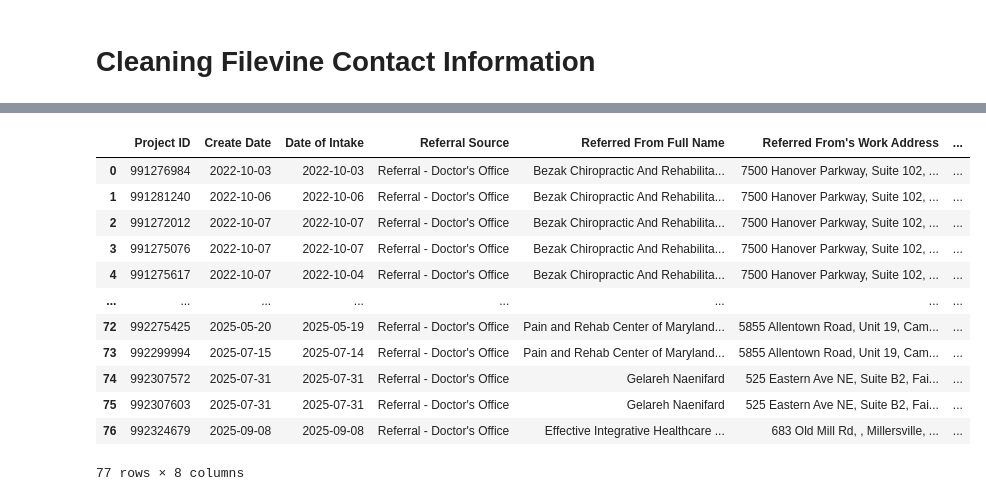
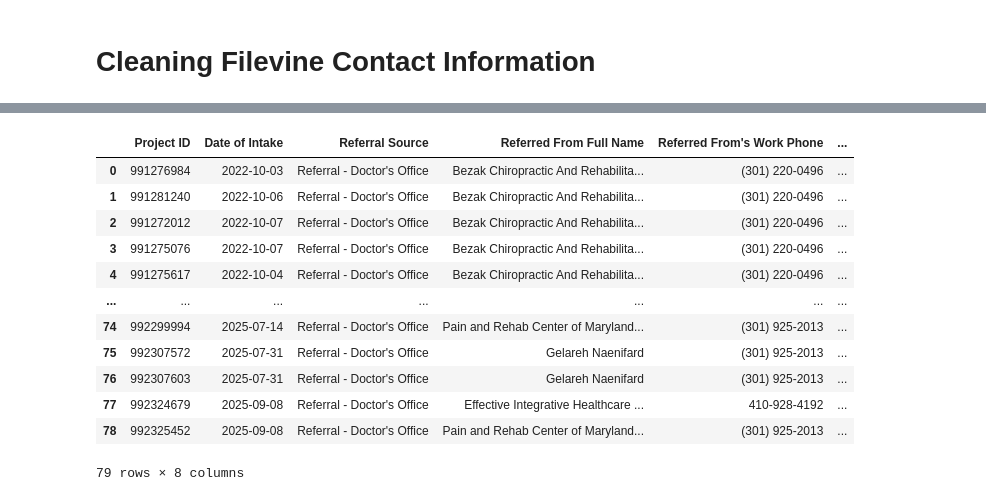
Before and after one commit to The-Jaklitsch-Law-Group/JLG_Provider_Recommender, a Jupyter notebook: prepare_contacts/contact_cleaning.ipynb, the cells around one changed output, grey strips where cells are left out. Cells and saved outputs as stored; diff of their text form; code cells hidden in the pictures.

```diff
--- a/prepare_contacts/contact_cleaning.ipynb
+++ b/prepare_contacts/contact_cleaning.ipynb
@@ -114,9 +124,13 @@ Index(['Project ID', 'Create Date', 'Date of Intake', 'Referral Source',
 # %%
 primary_referral_columns = [
-    'Project ID', 'Create Date', 'Date of Intake', 'Referral Source',
-    'Referred From Full Name', "Referred From's Work Address",
+    'Project ID',
+    'Date of Intake',
+    'Referral Source',
+    'Referred From Full Name',
+    "Referred From's Work Phone",
+    "Referred From's Work Address",
     "Referred From's Details: Latitude",
-    "Referred From's Details: Longitude"
+    "Referred From's Details: Longitude",
     ]
 
 df_primary = df_all[primary_referral_columns].copy()
@@ -138,20 +152,23 @@ df_primary
 # %%
+## Filter to only medical provider referrals with addresses
+## Will update geocoding later in pipeline
+
 df_primary = (df_primary[df_primary['Referral Source'] == "Referral - Doctor's Office"])
 df_primary = (df_primary[df_primary["Referred From Full Name"].notna()])
-df_primary = (df_primary[df_primary["Referred From's Details: Latitude"].notna()])
+df_primary = (df_primary[df_primary["Referred From's Work Address"].notna()])
 df_primary = df_primary.reset_index(drop= True)
 df_primary
 # %% [output]
-|  | Project ID | Create Date | Date of Intake | Referral Source | Referred From Full Name | Referred From's Work Address | ... |
-| 0 | 991276984 | 2022-10-03 | 2022-10-03 | Referral - Doctor's Office | Bezak Chiropractic And Rehabilita... | 7500 Hanover Parkway, Suite 102, ... | ... |
-| 1 | 991281240 | 2022-10-06 | 2022-10-06 | Referral - Doctor's Office | Bezak Chiropractic And Rehabilita... | 7500 Hanover Parkway, Suite 102, ... | ... |
-| 2 | 991272012 | 2022-10-07 | 2022-10-07 | Referral - Doctor's Office | Bezak Chiropractic And Rehabilita... | 7500 Hanover Parkway, Suite 102, ... | ... |
-| 3 | 991275076 | 2022-10-07 | 2022-10-07 | Referral - Doctor's Office | Bezak Chiropractic And Rehabilita... | 7500 Hanover Parkway, Suite 102, ... | ... |
-| 4 | 991275617 | 2022-10-07 | 2022-10-04 | Referral - Doctor's Office | Bezak Chiropractic And Rehabilita... | 7500 Hanover Parkway, Suite 102, ... | ... |
-| ... | ... | ... | ... | ... | ... | ... | ... |
-| 72 | 992275425 | 2025-05-20 | 2025-05-19 | Referral - Doctor's Office | Pain and Rehab Center of Maryland... | 5855 Allentown Road, Unit 19, Cam... | ... |
-| 73 | 992299994 | 2025-07-15 | 2025-07-14 | Referral - Doctor's Office | Pain and Rehab Center of Maryland... | 5855 Allentown Road, Unit 19, Cam... | ... |
-| 74 | 992307572 | 2025-07-31 | 2025-07-31 | Referral - Doctor's Office | Gelareh Naenifard | 525 Eastern Ave NE, Suite B2, Fai... | ... |
-| 75 | 992307603 | 2025-07-31 | 2025-07-31 | Referral - Doctor's Office | Gelareh Naenifard | 525 Eastern Ave NE, Suite B2, Fai... | ... |
-| 76 | 992324679 | 2025-09-08 | 2025-09-08 | Referral - Doctor's Office | Effective Integrative Healthcare ... | 683 Old Mill Rd, , Millersville, ... | ... |
+|  | Project ID | Date of Intake | Referral Source | Referred From Full Name | Referred From's Work Phone | ... |
+| 0 | 991276984 | 2022-10-03 | Referral - Doctor's Office | Bezak Chiropractic And Rehabilita... | (301) 220-0496 | ... |
+| 1 | 991281240 | 2022-10-06 | Referral - Doctor's Office | Bezak Chiropractic And Rehabilita... | (301) 220-0496 | ... |
+| 2 | 991272012 | 2022-10-07 | Referral - Doctor's Office | Bezak Chiropractic And Rehabilita... | (301) 220-0496 | ... |
+| 3 | 991275076 | 2022-10-07 | Referral - Doctor's Office | Bezak Chiropractic And Rehabilita... | (301) 220-0496 | ... |
+| 4 | 991275617 | 2022-10-04 | Referral - Doctor's Office | Bezak Chiropractic And Rehabilita... | (301) 220-0496 | ... |
+| ... | ... | ... | ... | ... | ... | ... |
+| 74 | 992299994 | 2025-07-14 | Referral - Doctor's Office | Pain and Rehab Center of Maryland... | (301) 925-2013 | ... |
+| 75 | 992307572 | 2025-07-31 | Referral - Doctor's Office | Gelareh Naenifard | (301) 925-2013 | ... |
+| 76 | 992307603 | 2025-07-31 | Referral - Doctor's Office | Gelareh Naenifard | (301) 925-2013 | ... |
+| 77 | 992324679 | 2025-09-08 | Referral - Doctor's Office | Effective Integrative Healthcare ... | 410-928-4192 | ... |
+| 78 | 992325452 | 2025-09-08 | Referral - Doctor's Office | Pain and Rehab Center of Maryland... | (301) 925-2013 | ... |
-77 rows × 8 columns
+79 rows × 8 columns
```
Also changed, not shown: parts of 27 cells of this notebook, 1 other file.
